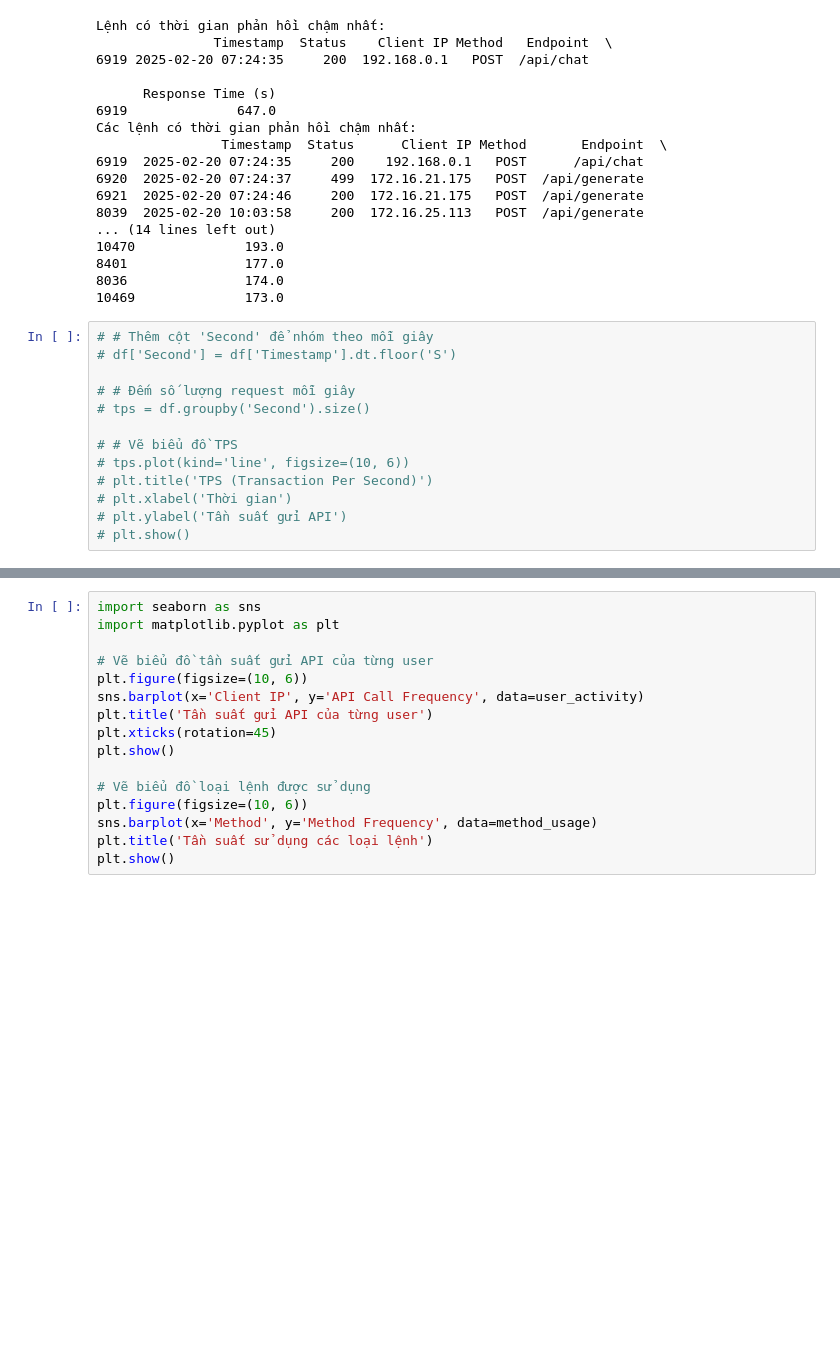
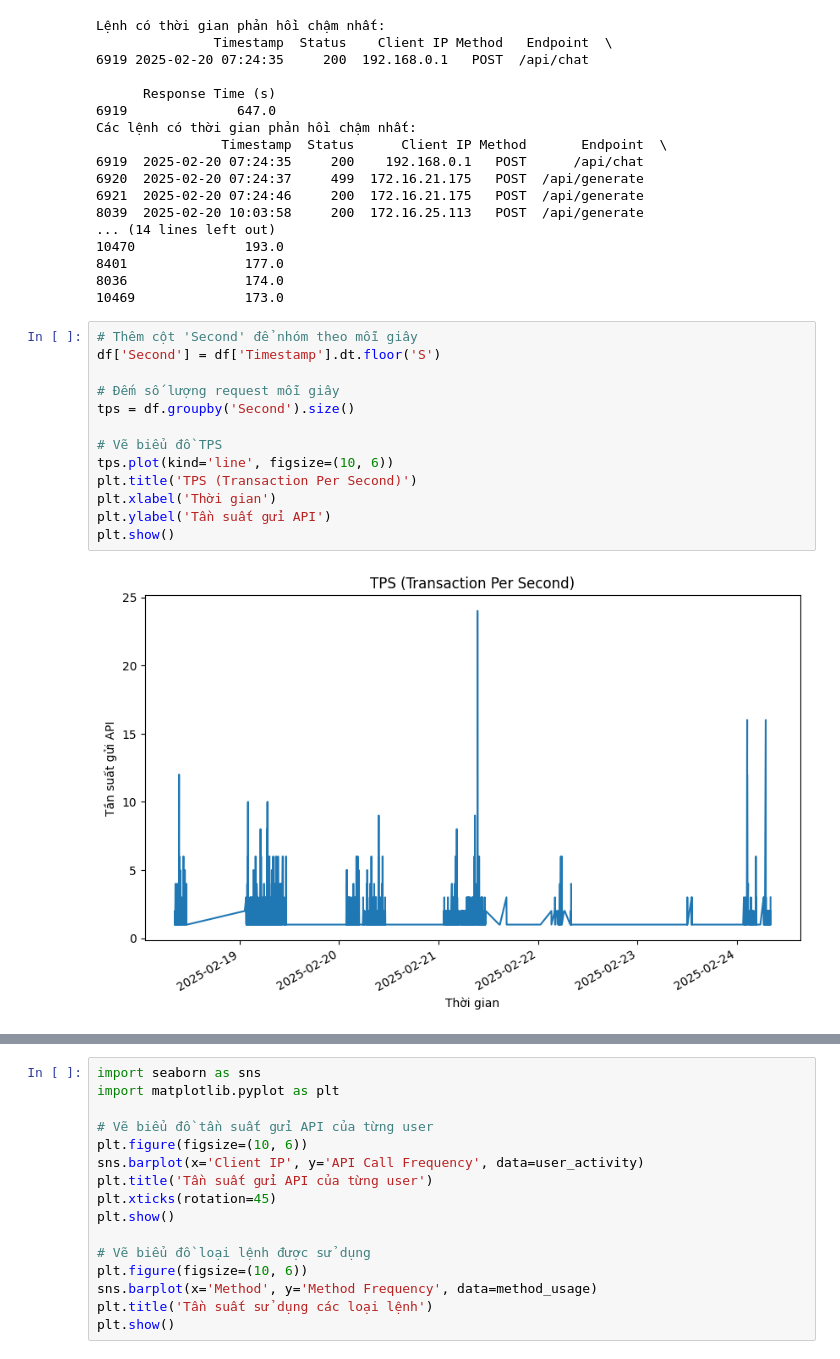
Before and after one commit to hoangmanh08/Codechallenge_edit, a Jupyter notebook: main/main.ipynb, the cells around one changed output, grey strips where cells are left out. Cells and saved outputs as stored; diff of their text form; blank space fills up the shorter version.

```diff
--- a/main/main.ipynb
+++ b/main/main.ipynb
@@ -117,16 +88,18 @@ Các lệnh có thời gian phản hồi chậm nhất:
 8036               174.0
 10469              173.0
 # %%
-# # Thêm cột 'Second' để nhóm theo mỗi giây
-# df['Second'] = df['Timestamp'].dt.floor('S')
+# Thêm cột 'Second' để nhóm theo mỗi giây
+df['Second'] = df['Timestamp'].dt.floor('S')
 
-# # Đếm số lượng request mỗi giây
-# tps = df.groupby('Second').size()
+# Đếm số lượng request mỗi giây
+tps = df.groupby('Second').size()
 
-# # Vẽ biểu đồ TPS
-# tps.plot(kind='line', figsize=(10, 6))
-# plt.title('TPS (Transaction Per Second)')
-# plt.xlabel('Thời gian')
-# plt.ylabel('Tần suất gửi API')
-# plt.show()
+# Vẽ biểu đồ TPS
+tps.plot(kind='line', figsize=(10, 6))
+plt.title('TPS (Transaction Per Second)')
+plt.xlabel('Thời gian')
+plt.ylabel('Tần suất gửi API')
+plt.show()
+# %% [output]
+[figure, added]
 # %%
```
Also changed, not shown: parts of 8 cells of this notebook, 3 other files.
